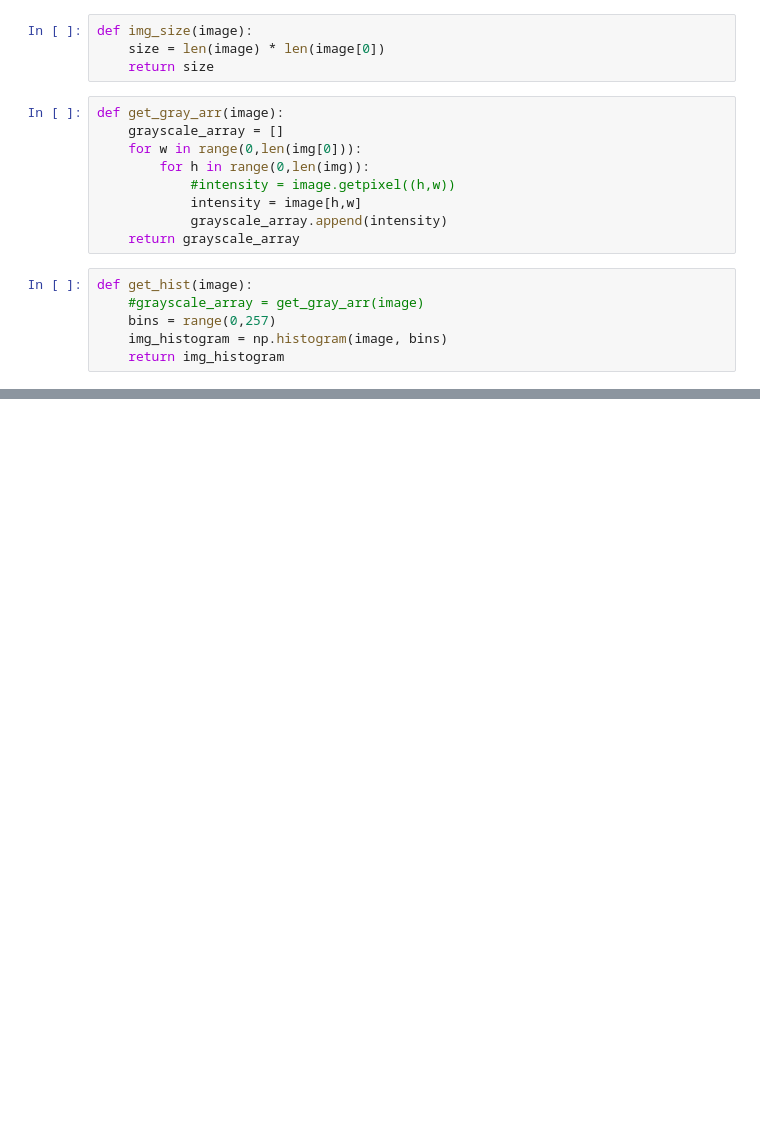
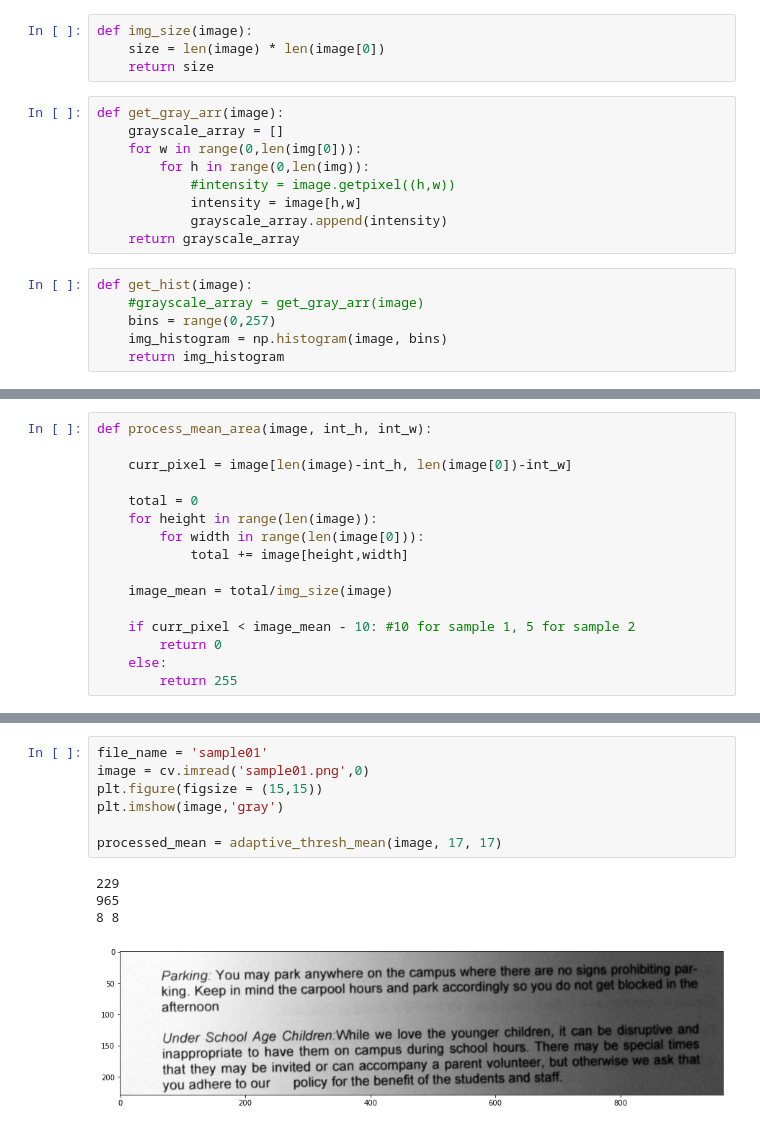
Before and after one commit to YZ115/CZ4003-AY20-21, a Jupyter notebook: Project/image_processing.ipynb, the cells around one changed output, grey strips where cells are left out. Drawn from its saved outputs; the diff is of its cells as text; blank space fills up the shorter version.

```diff
--- a/Project/image_processing.ipynb
+++ b/Project/image_processing.ipynb
@@ -124,0 +162,16 @@ print(image.size)
+# %%
+def process_mean_area(image, int_h, int_w):
+
+    curr_pixel = image[len(image)-int_h, len(image[0])-int_w]
+
+    total = 0
+    for height in range(len(image)):
+        for width in range(len(image[0])):
+            total += image[height,width]
+
+    image_mean = total/img_size(image)
+
+    if curr_pixel < image_mean - 10: #10 for sample 1, 5 for sample 2
+        return 0
+    else:
+        return 255
@@ -124,0 +223,12 @@ print(image.size)
+# %%
+file_name = 'sample01'
+image = cv.imread('sample01.png',0)
+plt.figure(figsize = (15,15))
+plt.imshow(image,'gray')
+
+processed_mean = adaptive_thresh_mean(image, 17, 17)
+# %% [output]
+229
+965
+8 8
+[figure, added]
```
Also changed, not shown: parts of 15 cells of this notebook, 25 other files.
